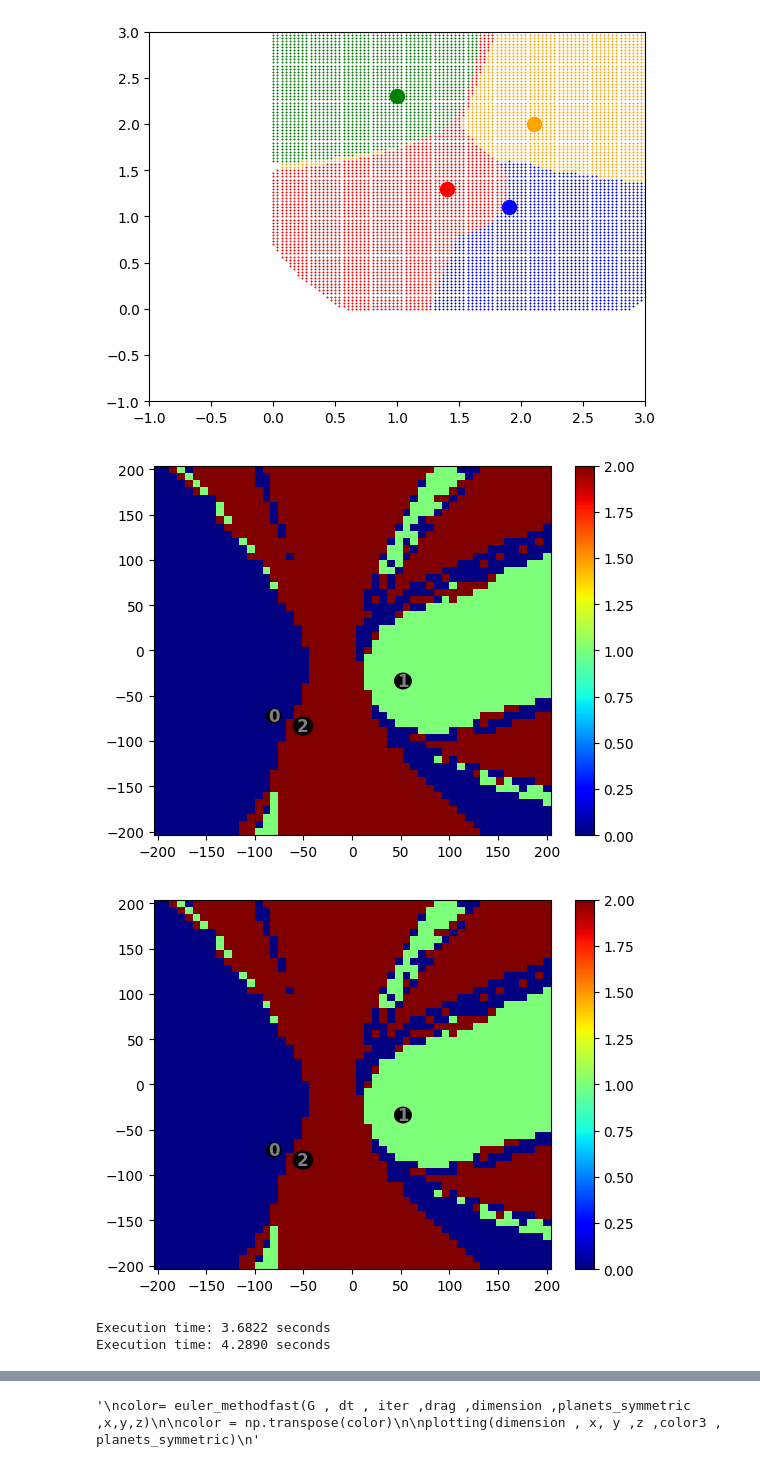
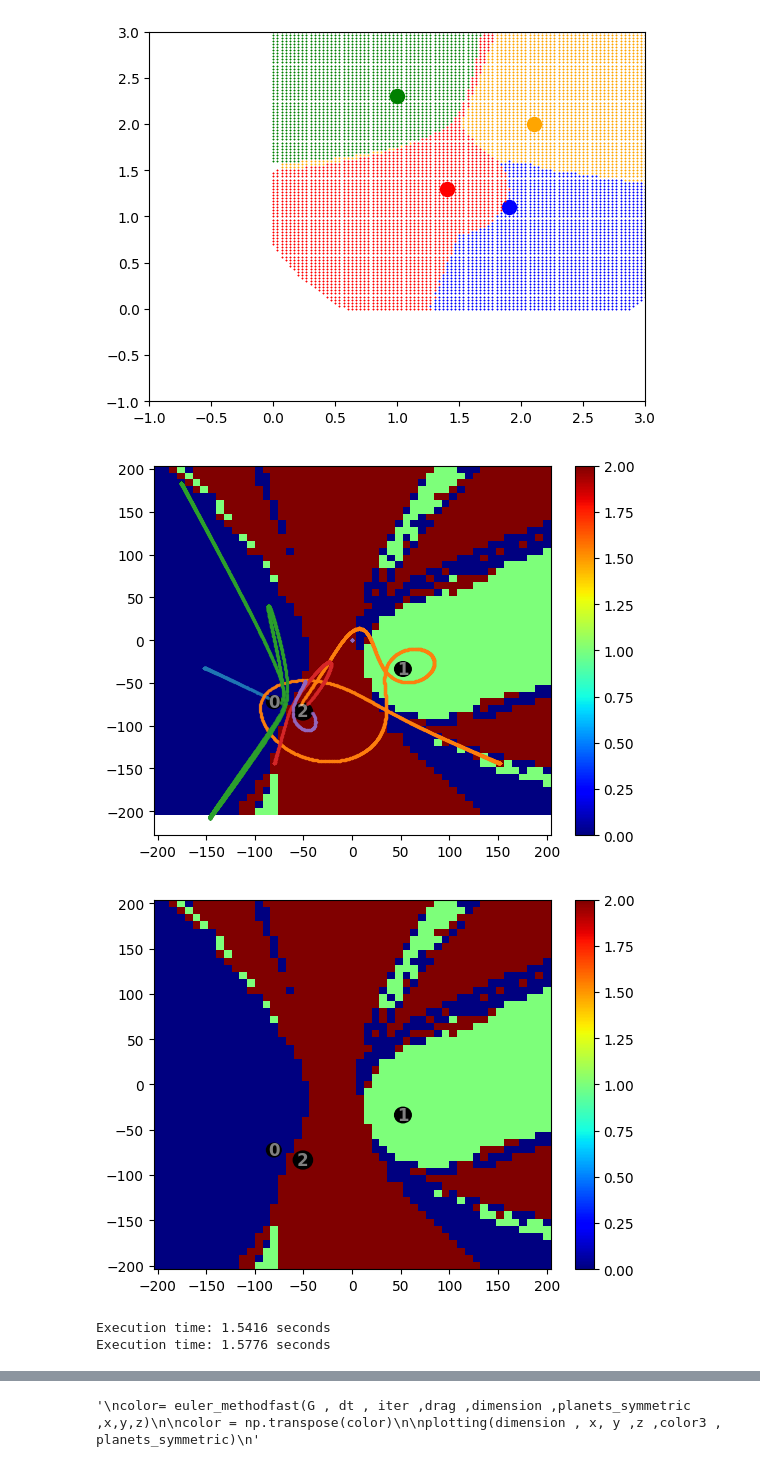
Before and after one commit to BigFootIsReal-ux/Numalg_project, a Jupyter notebook: Basins.ipynb, the cells around one changed output, grey strips where cells are left out. Drawn from its saved outputs; the diff is of its cells as text; code cells hidden in the pictures.

Commit message:
plot trajectories if is set to true

```diff
--- a/Basins.ipynb
+++ b/Basins.ipynb
@@ -156,8 +156,9 @@ import matplotlib.pyplot as plt
 import time
 import multiprocessing
 import sys
+import matplotlib.animation as anim
 
-def plotting(dim , x, y , z ,colors , planets):
+def plotting(dim , x, y , z ,colors , planets ,tracking_matrix ,tracking=False , animation=False):
 
 
 
@@ -180,6 +181,20 @@ def plotting(dim , x, y , z ,colors , planets):
                    fontweight='bold',
                    alpha=0.5 )
 
+        if tracking==True:
+            #Plotting trajectories
+            #Number of tracked probes
+            num_tracked = tracking_matrix.shape[2]
+            #Looping over stored trajectories (See below for the anatomy of the tracking_matrix)
+            for p in range(num_tracked):
+                ax.scatter(tracking_matrix[:, 0, p],
+                tracking_matrix[:, 1, p],
+                s=2, alpha=0.6)
+
+        if animation == True:
+               asc=1
+
+
         plt.show()
 
     else:
@@ -187,6 +202,10 @@ def plotting(dim , x, y , z ,colors , planets):
         plt.pcolormesh(X, Y, colors, cmap='jet')
         plt.colorbar()
         plt.show()
+
+def plot_trajectories(ax ,tracking_matrix):
+
+    return ax
 
 def planet_generation(dim , max_radius,mass ,number, x, y , z):
         #creates a matrix
@@ -301,14 +320,27 @@ def euler_methodfast(G ,dt ,iter , drag , dim ,  planets  , x,y,z):
     colission = np.ones(nprobe , dtype=bool)
     probe_v = np.zeros((nprobe , dim))
 
+
+    #Tracking certain particles for trajectories
+    number_of_tracked_probes = 5
+
+    #Array that stores the index of the probes to be tracked
+    probe_tracked_index = np.random.randint(0, nprobe, number_of_tracked_probes)
+
+    #This matrix will store in it's columns the two coordinates of a tracked
+    #probe, the time evolution of those below, and other particles similarly
+    #on the third axis
+    tracking_matrix = np.zeros((iter, dim, number_of_tracked_probes))
+
+
     for i in range(iter):
-         if not colission.any():
+        if not colission.any():
             break
         #we dont need the whole path of the probe
 
-         gravitational_force= np.zeros((nprobe ,dim))
+        gravitational_force= np.zeros((nprobe ,dim))
 
-         for p in range(n_planets):
+        for p in range(n_planets):
             #distance between planet and probe
             d = planet_positions[p]-probe_p
 
@@ -329,15 +361,22 @@ def euler_methodfast(G ,dt ,iter , drag , dim ,  planets  , x,y,z):
 
             gravitational_force += (force_magnitude[: , np.newaxis]*direction)
 
-         drag_force = -drag * probe_v
-         gravitational_force += drag_force
+        drag_force = -drag * probe_v
+        gravitational_force += drag_force
 
-         probe_v[colission] += gravitational_force[colission] * dt
-         probe_p[colission] += probe_v[colission] * dt
+        probe_v[colission] += gravitational_force[colission] * dt
+        probe_p[colission] += probe_v[colission] * dt
+        current_positions = probe_p[probe_tracked_index].copy()
 
+        #We don't update the position history of probes that already collided
+        dead_tracked_mask = ~colission[probe_tracked_index]
+        current_positions[dead_tracked_mask] = np.nan
+
+        #Storing the position for later
+        tracking_matrix[i, :, :] = current_positions.T
 
     c = color.reshape(len(y) , len(x))
-    return c
+    return c ,tracking_matrix
 
 def compute_acceleration(positions, velocities, active_mask, color, G, drag, dim, planet_positions, planet_radii, planet_masses):
 
@@ -462,41 +501,41 @@ color = np.transpose(color)
 
 plotting(dimension , x, y ,z ,color , planets)
 end = time.time()
 
 print(f"Execution time: {end - start:.4f} seconds")
 """
 
 start2 = time.time()
-color2= euler_methodfast(G , dt , iter ,drag ,dimension ,planets ,x,y,z)
+color2 ,tracking_matrix= euler_methodfast(G , dt , iter ,drag ,dimension ,planets ,x,y,z)
 
 color2 = np.transpose(color2)
 
-plotting(dimension , x, y ,z ,color2 , planets)
+plotting(dimension , x, y ,z ,color2 , planets ,tracking_matrix , True ,True)
 end2 = time.time()
 
 start3 = time.time()
-color3= velocity_verlet(G , dt , iter ,drag ,dimension ,planets ,x,y,z)
+color3 ,tracking_matrix2= euler_methodfast(G , dt , iter ,drag ,dimension ,planets ,x,y,z )
 
 color3 = np.transpose(color3)
 
-plotting(dimension , x, y ,z ,color3 , planets)
+plotting(dimension , x, y ,z ,color3 , planets ,tracking_matrix2)
 end3 = time.time()
 
 print(f"Execution time: {end2 - start2:.4f} seconds")
 print(f"Execution time: {end3 - start3:.4f} seconds")
 
-plotting(dimension , x, y ,z ,color3-color2 , planets)
+plotting(dimension , x, y ,z ,color3-color2 , planets ,tracking_matrix)
 """
 color= euler_methodfast(G , dt , iter ,drag ,dimension ,planets_symmetric ,x,y,z)
 
 color = np.transpose(color)
 
 plotting(dimension , x, y ,z ,color3 , planets_symmetric)
 """
 # %% [output]
-[figure, old version]
+[figure, new version]
 [figure]
-Execution time: 3.6822 seconds
-Execution time: 4.2890 seconds
+Execution time: 1.5416 seconds
+Execution time: 1.5776 seconds
 [figure]
 '\ncolor= euler_methodfast(G , dt , iter ,drag ,dimension ,planets_symmetric ,x,y,z)\n\ncolor = np.transpose(color)\n\nplotting(dimension , x, y ,z ,color3 , planets_symmetric)\n'
```
